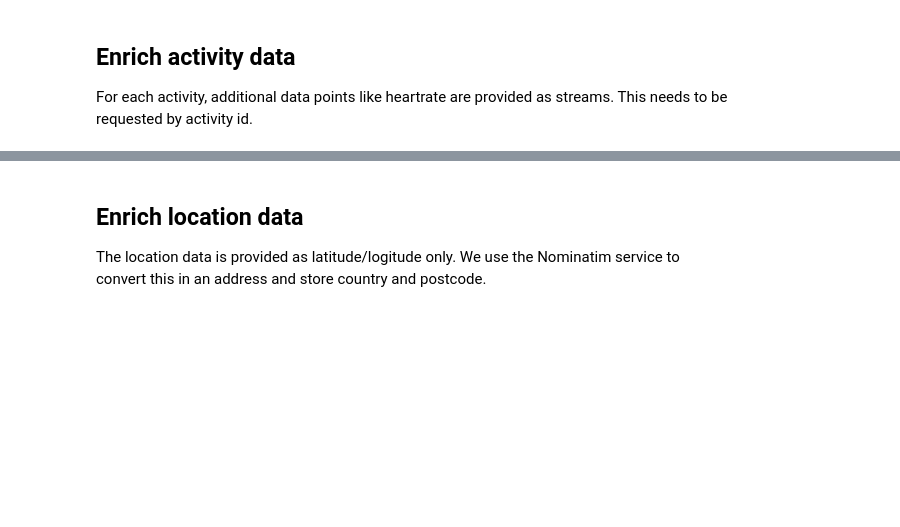
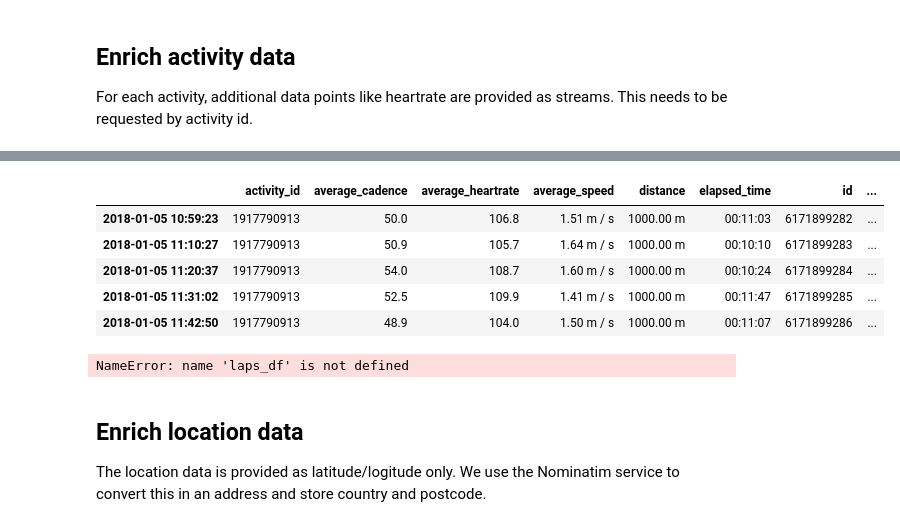
Before and after one commit to okoeth/mybinder, a Jupyter notebook: data_loader.ipynb, the cells around one changed output, grey strips where cells are left out. Cells and saved outputs as stored; diff of their text form; code cells hidden in the pictures; blank space fills up the shorter version.

```diff
--- a/data_loader.ipynb
+++ b/data_loader.ipynb
@@ -73,3 +154,43 @@ activity_df['heartrate_stream'] = activity_df.apply(
+# %%
+laps_data = []
+laps_columns = ['activity_id', 'average_cadence', 'average_heartrate',
+               'average_speed', 'distance', 'elapsed_time', 'id',
+               'end_index', 'lap_index', 'max_heartrate', 'max_speed',
+               'moving_time', 'name', 'pace_zone', 'resource_state',
+               'split', 'start_date', 'start_date_local', 'start_index',
+               'total_elevation_gain']
+laps_index = []
+laps_index_column = 'start_date_local'
+
+for idx, row in activity_df.iterrows():
+    for lap in client.get_activity_laps(row['id']):
+        lap_dict = {}
+        for lap_column in laps_columns:
+            if lap_column == "activity_id":
+                lap_dict[lap_column] = lap.__getattribute__('activity').__getattribute__('id')
+            else:
+                lap_dict[lap_column] = lap.__getattribute__(lap_column)
+
+        laps_data.append(lap_dict)
+        laps_index.append(lap_dict[laps_index_column])
+
+lap_df = pd.DataFrame(
+    laps_data,
+    index=laps_index,
+    columns=laps_columns)
+
+lap_df.head()
+# %% [output]
+|  | activity_id | average_cadence | average_heartrate | average_speed | distance | elapsed_time | id | ... |
+| 2018-01-05 10:59:23 | 1917790913 | 50.0 | 106.8 | 1.51 m / s | 1000.00 m | 00:11:03 | 6171899282 | ... |
+| 2018-01-05 11:10:27 | 1917790913 | 50.9 | 105.7 | 1.64 m / s | 1000.00 m | 00:10:10 | 6171899283 | ... |
+| 2018-01-05 11:20:37 | 1917790913 | 54.0 | 108.7 | 1.60 m / s | 1000.00 m | 00:10:24 | 6171899284 | ... |
+| 2018-01-05 11:31:02 | 1917790913 | 52.5 | 109.9 | 1.41 m / s | 1000.00 m | 00:11:47 | 6171899285 | ... |
+| 2018-01-05 11:42:50 | 1917790913 | 48.9 | 104.0 | 1.50 m / s | 1000.00 m | 00:11:07 | 6171899286 | ... |
+# %%
+laps_df.info()
+# %% [output]
+NameError: name 'laps_df' is not defined
 # %% [markdown]
 ## Enrich location data
 The location data is provided as latitude/logitude only. We use the Nominatim service to convert this in an address and store country and postcode.
```
Also changed, not shown: parts of 11 cells of this notebook, 6 other files.
